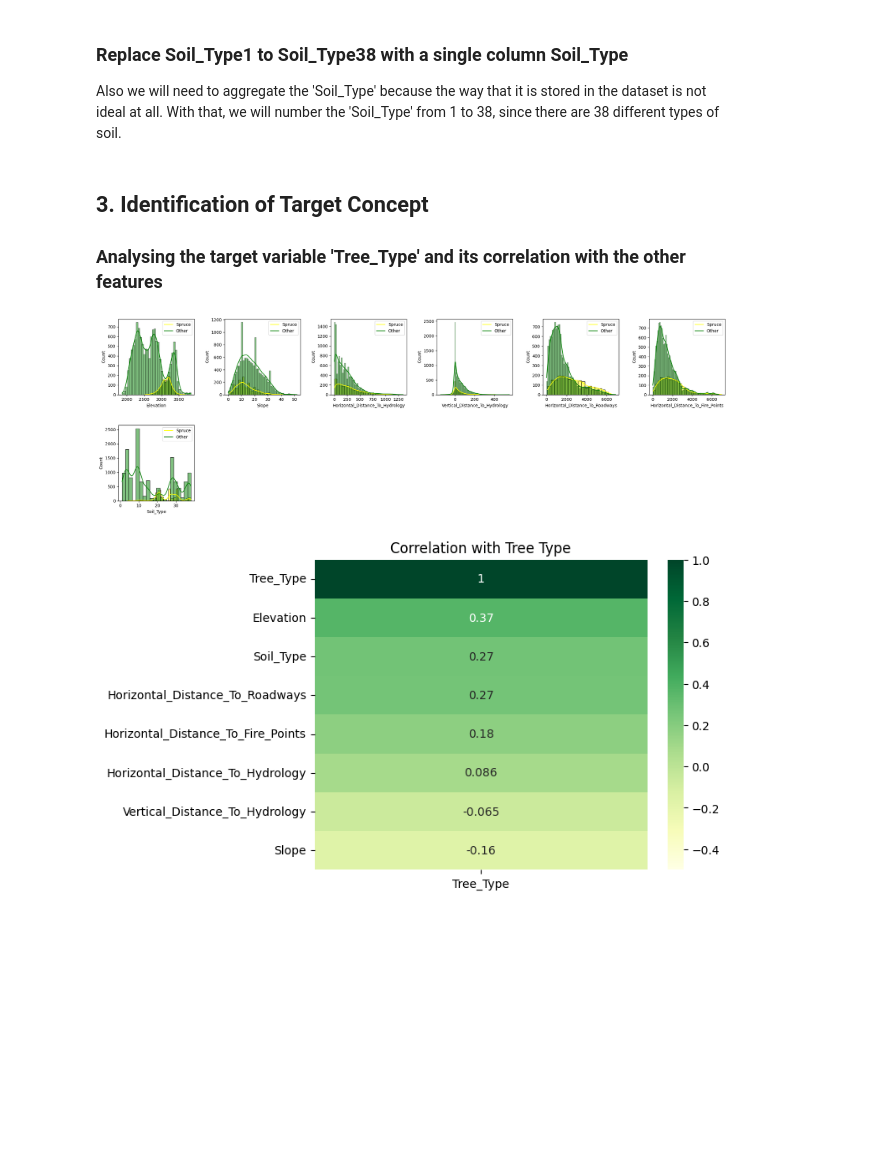
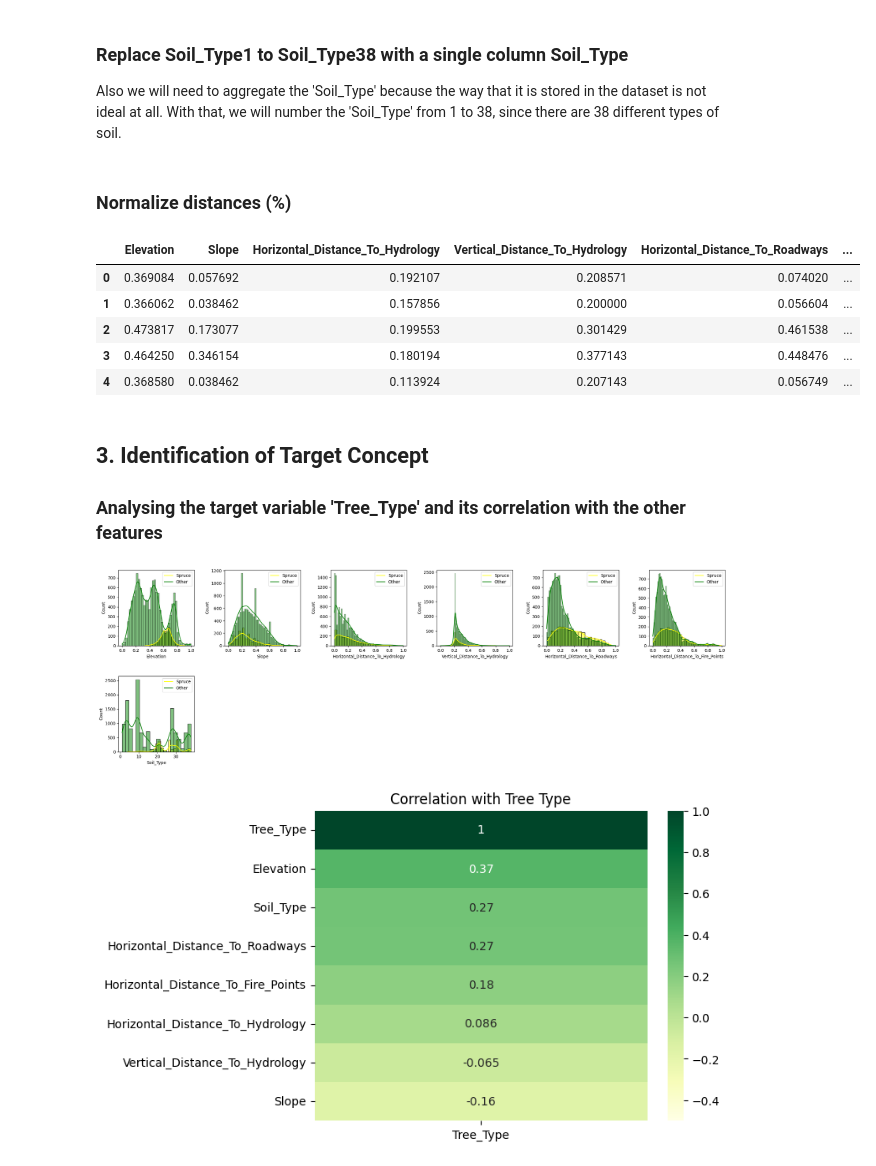
Before and after one commit to leonor-f/AIprojects, a Jupyter notebook: proj2/spruce_tree.ipynb, the cells around one changed output. Cells and saved outputs as stored; diff of their text form; code cells hidden in the pictures; blank space fills up the shorter version.

```diff
--- a/proj2/spruce_tree.ipynb
+++ b/proj2/spruce_tree.ipynb
@@ -88,6 +87,24 @@ Also we will need to aggregate the 'Soil_Type' because the way that it is stored
 soil_type_cols = [f'Soil_Type{i}' for i in range(1, 39)]
 data['Soil_Type'] = data[soil_type_cols].idxmax(axis=1).str.extract(r'(\d+)').astype(int)
 data.drop(soil_type_cols, axis=1, inplace=True)
+# %% [markdown]
+### Normalize distances (%)
+# %%
+data['Elevation'] = (data['Elevation'] - data['Elevation'].min()) / (data['Elevation'].max() - data['Elevation'].min())
+data['Slope'] = (data['Slope'] - data['Slope'].min()) / (data['Slope'].max() - data['Slope'].min())
+data['Horizontal_Distance_To_Hydrology'] = (data['Horizontal_Distance_To_Hydrology'] - data['Horizontal_Distance_To_Hydrology'].min()) / (data['Horizontal_Distance_To_Hydrology'].max() - data['Horizontal_Distance_To_Hydrology'].min())
+data['Vertical_Distance_To_Hydrology'] = (data['Vertical_Distance_To_Hydrology'] - data['Vertical_Distance_To_Hydrology'].min()) / (data['Vertical_Distance_To_Hydrology'].max() - data['Vertical_Distance_To_Hydrology'].min())
+data['Horizontal_Distance_To_Roadways'] = (data['Horizontal_Distance_To_Roadways'] - data['Horizontal_Distance_To_Roadways'].min()) / (data['Horizontal_Distance_To_Roadways'].max() - data['Horizontal_Distance_To_Roadways'].min())
+data['Horizontal_Distance_To_Fire_Points'] = (data['Horizontal_Distance_To_Fire_Points'] - data['Horizontal_Distance_To_Fire_Points'].min()) / (data['Horizontal_Distance_To_Fire_Points'].max() - data['Horizontal_Distance_To_Fire_Points'].min())
+
+data.head()
+# %% [output]
+|  | Elevation | Slope | Horizontal_Distance_To_Hydrology | Vertical_Distance_To_Hydrology | Horizontal_Distance_To_Roadways | ... |
+| 0 | 0.369084 | 0.057692 | 0.192107 | 0.208571 | 0.074020 | ... |
+| 1 | 0.366062 | 0.038462 | 0.157856 | 0.200000 | 0.056604 | ... |
+| 2 | 0.473817 | 0.173077 | 0.199553 | 0.301429 | 0.461538 | ... |
+| 3 | 0.464250 | 0.346154 | 0.180194 | 0.377143 | 0.448476 | ... |
+| 4 | 0.368580 | 0.038462 | 0.113924 | 0.207143 | 0.056749 | ... |
 # %% [markdown]
 ## 3. Identification of Target Concept
 ### Analysing the target variable 'Tree_Type' and its correlation with the other features
@@ -112,7 +129,7 @@ for i, col in enumerate(cols):
 
 plt.show()
 # %% [output]
-[figure, old version]
+[figure, new version]
 # %%
 corr = data.corr()['Tree_Type'].sort_values(ascending=False)
 
```
Also changed, not shown: parts of 7 cells of this notebook, 10 other files.
